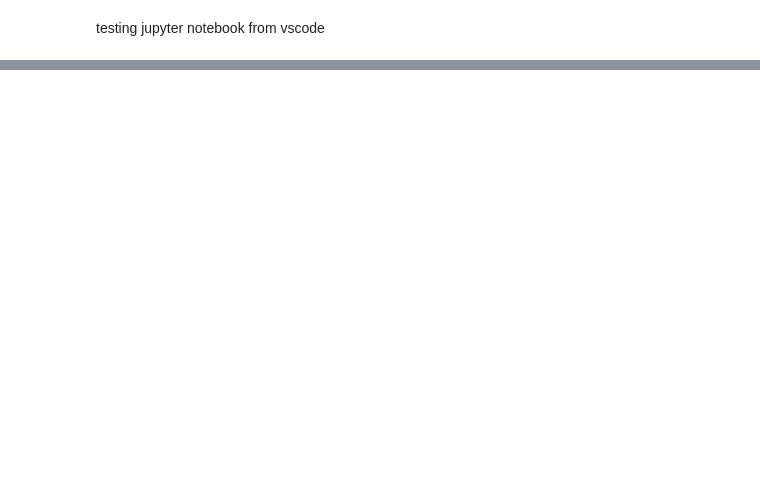
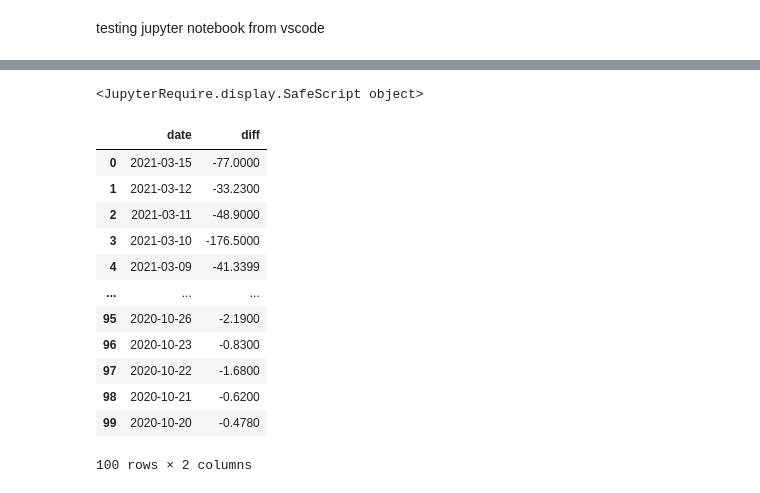
Before and after one commit to jasparkatt/ZufalligeScheisse, a Jupyter notebook: Viz_Testing.ipynb, the cells around one changed output, grey strips where cells are left out. Saved outputs shown, nothing was run; the diff lists cells and outputs as text; code cells hidden in the pictures; blank space fills up the shorter version.

```diff
--- a/Viz_Testing.ipynb
+++ b/Viz_Testing.ipynb
@@ -100,8 +193,11 @@ df_difs
 # %%
-# this is computing the difference between 'open' and 'close' and putting result in the 'close' col after converting from object to numeric(float64). # otherwise math won't work
+# this is computing the difference between 'open' and 'close' and 'high' and 'low' putting result in the 'close' col or the 'low' after converting from object to numeric(float64). # otherwise math won't work
 df_difs = df_difs[['open', 'close']].apply(pd.to_numeric).diff(axis=1)
+df_hilo_Diff = df_hilo_Diff[['high', 'low']].apply(pd.to_numeric).diff(axis=1)
 # %%
 df_diff = df_difs['close']
+# %%
+df_hilo_Diffs = df_hilo_Diff['low']
 # %%
 df_date = df1['date']
 # %%
@@ -137,6 +248,8 @@ Name: close, Length: 100, dtype: float64
 # %%
 # put the above created pandas series(df_date, df_diff) into a pandas datatframe called posneg
 df_posneg = pd.DataFrame(dict(date = df_date, diff = df_diff))
+# %%
+df_hilo = pd.DataFrame(dict(date = df_date, diff = df_hilo_Diffs))
 # %%
 df_posneg
 # %% [output]
@@ -155,0 +270,17 @@ df_posneg
+# %%
+df_hilo
+# %% [output]
+<JupyterRequire.display.SafeScript object>
+|  | date | diff |
+| 0 | 2021-03-15 | -77.0000 |
+| 1 | 2021-03-12 | -33.2300 |
+| 2 | 2021-03-11 | -48.9000 |
+| 3 | 2021-03-10 | -176.5000 |
+| 4 | 2021-03-09 | -41.3399 |
+| ... | ... | ... |
+| 95 | 2020-10-26 | -2.1900 |
+| 96 | 2020-10-23 | -0.8300 |
+| 97 | 2020-10-22 | -1.6800 |
+| 98 | 2020-10-21 | -0.6200 |
+| 99 | 2020-10-20 | -0.4780 |
+100 rows × 2 columns
```
Also changed, not shown: parts of 22 cells of this notebook.
